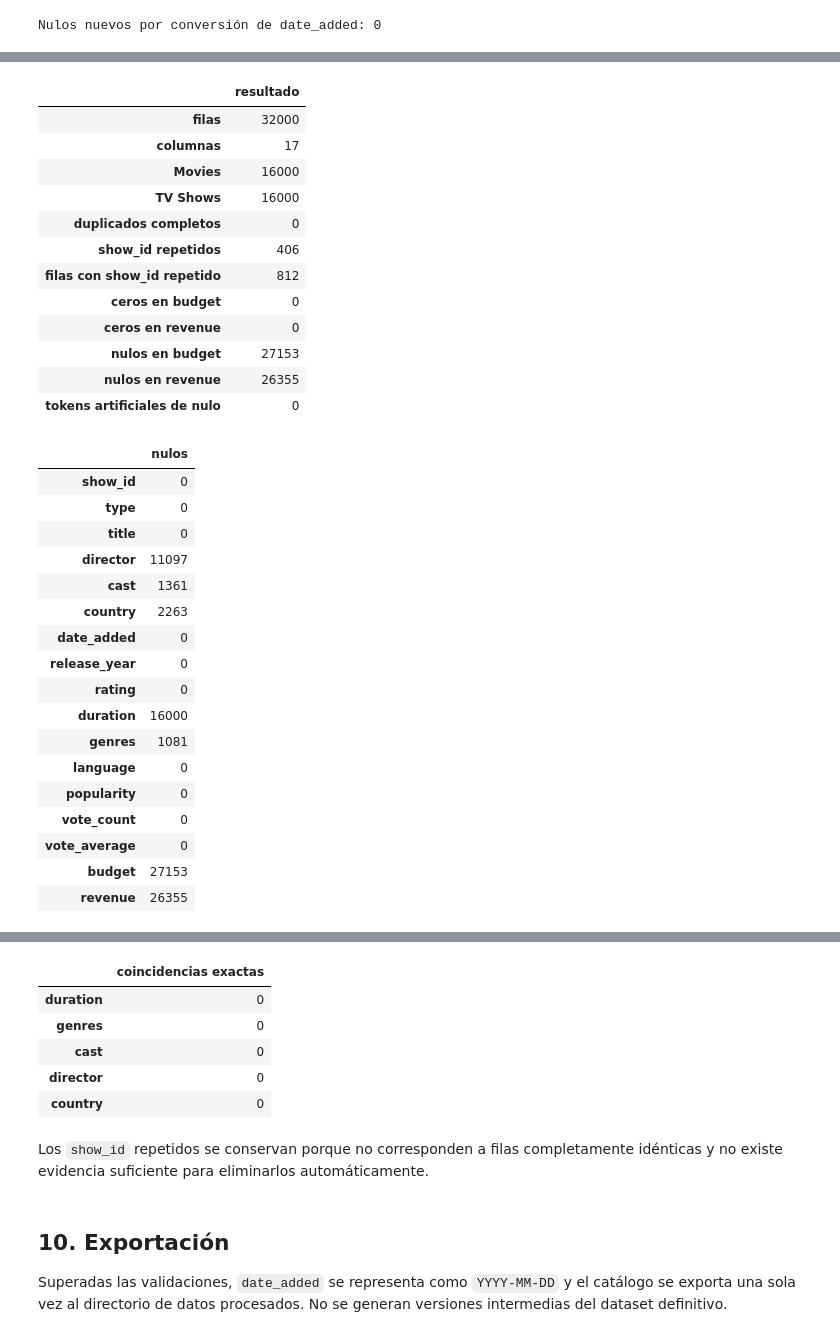
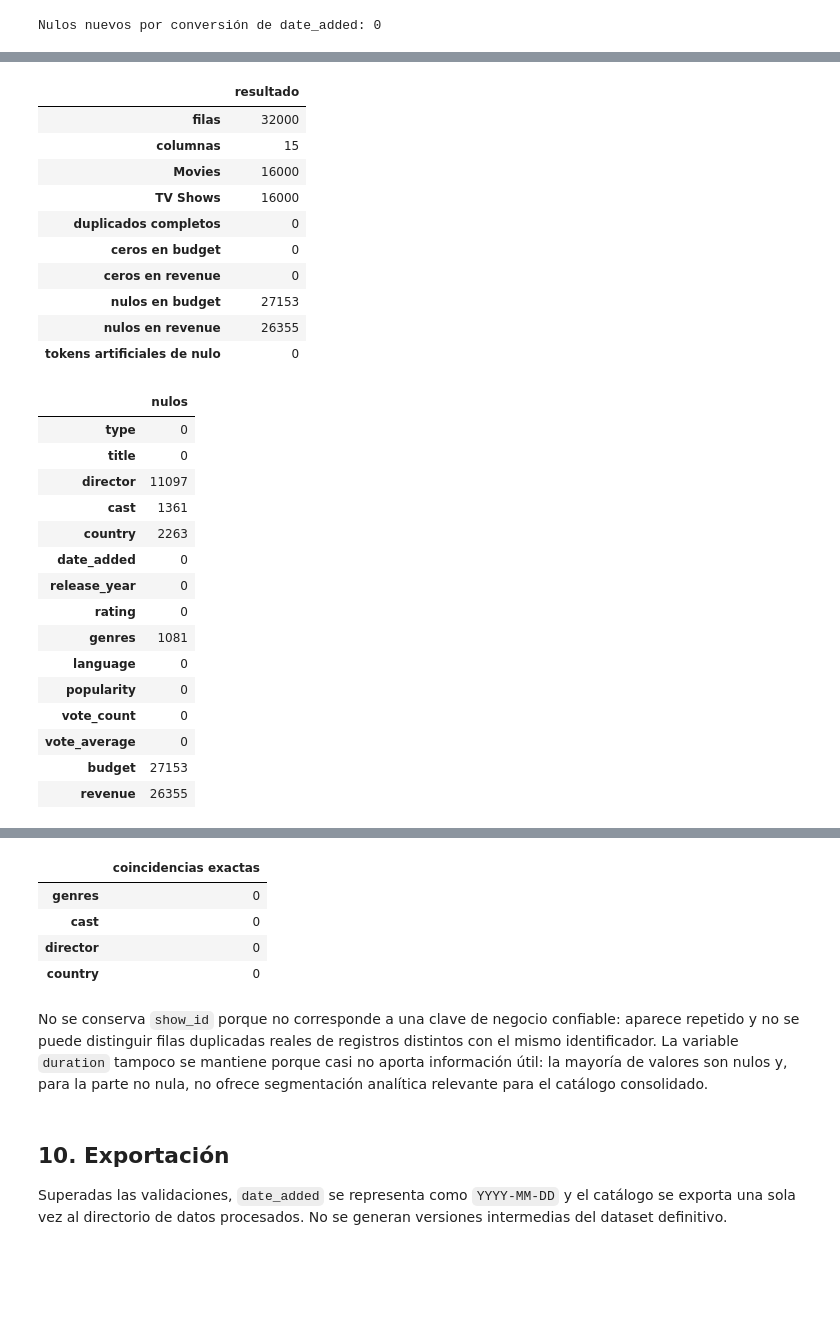
Before and after one commit to MauricioTapia84/visualizacion-de-datos-StreamView-Analytics, a Jupyter notebook: notebooks/01_limpieza_union.ipynb, the cells around one changed output, grey strips where cells are left out. Saved outputs shown, nothing was run; the diff lists cells and outputs as text; code cells hidden in the pictures; blank space fills up the shorter version.

```diff
--- a/notebooks/01_limpieza_union.ipynb
+++ b/notebooks/01_limpieza_union.ipynb
@@ -233,6 +234,6 @@ Movies y TV Shows se integran mediante concatenación vertical. No se emplean `j
 # %%
 catalogo = pd.concat([movies_clean, tv_shows_clean], ignore_index=True)
-catalogo = catalogo.drop(columns="description")
+catalogo = catalogo.drop(columns=["description", "show_id", "duration"])
 
 print(f"Catálogo integrado: {catalogo.shape[0]:,} filas y {catalogo.shape[1]} columnas")
 # %% [output]
@@ -244,7 +245,7 @@ Los tipos se normalizan sobre el catálogo integrado. La conversión de `date_ad
 # %%
 text_columns = [
-    "show_id", "type", "title", "director", "cast", "country",
-    "duration", "genres", "language",
+    "type", "title", "director", "cast", "country",
+    "genres", "language",
 ]
 integer_columns = ["release_year", "vote_count"]
 float_columns = ["rating", "popularity", "vote_average"]
@@ -290,7 +291,7 @@ Las comprobaciones siguientes centralizan las reglas de volumen, esquema, granul
 # %%
 expected_columns = [
-    "show_id", "type", "title", "director", "cast", "country",
-    "date_added", "release_year", "rating", "duration", "genres",
+    "type", "title", "director", "cast", "country",
+    "date_added", "release_year", "rating", "genres",
     "language", "popularity", "vote_count", "vote_average",
     "budget", "revenue",
 ]
@@ -298,7 +299,7 @@ expected_type_counts = {"Movie": 16_000, "TV Show": 16_000}
 artificial_na_tokens = {
     "n/a", "no disponible", "desconocido", "null", "none", "-"
 }
-artificial_na_columns = ["duration", "genres", "cast", "director", "country"]
+artificial_na_columns = ["genres", "cast", "director", "country"]
 
 artificial_na_counts = {}
 for column in artificial_na_columns:
@@ -309,15 +310,15 @@ for column in artificial_na_columns:
 
 type_counts = catalogo["type"].value_counts().to_dict()
 full_duplicates = int(catalogo.duplicated().sum())
-repeated_show_id_counts = catalogo["show_id"].value_counts()
-repeated_show_ids = repeated_show_id_counts[repeated_show_id_counts.gt(1)]
 source_hashes_current = {
     source: sha256_file(path) for source, path in source_paths.items()
 }
 
-assert catalogo.shape == (32_000, 17)
+assert catalogo.shape == (32_000, 15)
 assert catalogo.columns.tolist() == expected_columns
 assert "description" not in catalogo.columns
+assert "show_id" not in catalogo.columns
+assert "duration" not in catalogo.columns
 assert type_counts == expected_type_counts
 assert set(catalogo["type"].dropna().unique()) == {"Movie", "TV Show"}
 assert full_duplicates == 0
@@ -329,48 +330,43 @@ assert catalogo.loc[
     catalogo["type"].eq("TV Show"), ["budget", "revenue"]
 ].isna().all().all()
 assert str(catalogo["budget"].dtype) == "Float64"
 assert str(catalogo["revenue"].dtype) == "Float64"
 assert sum(artificial_na_counts.values()) == 0
 assert source_hashes_current == source_hashes_initial
 
 validation_summary = pd.Series(
     {
         "filas": len(catalogo),
         "columnas": catalogo.shape[1],
         "Movies": type_counts.get("Movie", 0),
         "TV Shows": type_counts.get("TV Show", 0),
         "duplicados completos": full_duplicates,
-        "show_id repetidos": len(repeated_show_ids),
-        "filas con show_id repetido": int(repeated_show_ids.sum()),
         "ceros en budget": int(catalogo["budget"].eq(0).sum()),
         "ceros en revenue": int(catalogo["revenue"].eq(0).sum()),
         "nulos en budget": int(catalogo["budget"].isna().sum()),
         "nulos en revenue": int(catalogo["revenue"].isna().sum()),
         "tokens artificiales de nulo": sum(artificial_na_counts.values()),
     },
     name="resultado",
 )
 
 display(validation_summary.to_frame())
 display(catalogo.isna().sum().rename("nulos").to_frame())
 display(catalogo.dtypes.astype(str).rename("tipo").to_frame())
 display(pd.Series(artificial_na_counts, name="coincidencias exactas").to_frame())
 # %% [output]
 |  | resultado |
 | filas | 32000 |
-| columnas | 17 |
+| columnas | 15 |
 | Movies | 16000 |
 | TV Shows | 16000 |
 | duplicados completos | 0 |
-| show_id repetidos | 406 |
-| filas con show_id repetido | 812 |
 | ceros en budget | 0 |
 | ceros en revenue | 0 |
 | nulos en budget | 27153 |
 | nulos en revenue | 26355 |
 | tokens artificiales de nulo | 0 |
 |  | nulos |
-| show_id | 0 |
 | type | 0 |
 | title | 0 |
 | director | 11097 |
@@ -379,7 +375,6 @@ display(pd.Series(artificial_na_counts, name="coincidencias exactas").to_frame()
 | date_added | 0 |
 | release_year | 0 |
 | rating | 0 |
-| duration | 16000 |
 | genres | 1081 |
 | language | 0 |
 | popularity | 0 |
@@ -406,13 +399,12 @@ display(pd.Series(artificial_na_counts, name="coincidencias exactas").to_frame()
 | budget | Float64 |
 | revenue | Float64 |
 |  | coincidencias exactas |
-| duration | 0 |
 | genres | 0 |
 | cast | 0 |
 | director | 0 |
 | country | 0 |
 # %% [markdown]
-Los `show_id` repetidos se conservan porque no corresponden a filas completamente idénticas y no existe evidencia suficiente para eliminarlos automáticamente.
+No se conserva `show_id` porque no corresponde a una clave de negocio confiable: aparece repetido y no se puede distinguir filas duplicadas reales de registros distintos con el mismo identificador. La variable `duration` tampoco se mantiene porque casi no aporta información útil: la mayoría de valores son nulos y, para la parte no nula, no ofrece segmentación analítica relevante para el catálogo consolidado.
 # %% [markdown]
 ## 10. Exportación
 
```
Also changed, not shown: parts of 10 cells of this notebook, 6 other files.
